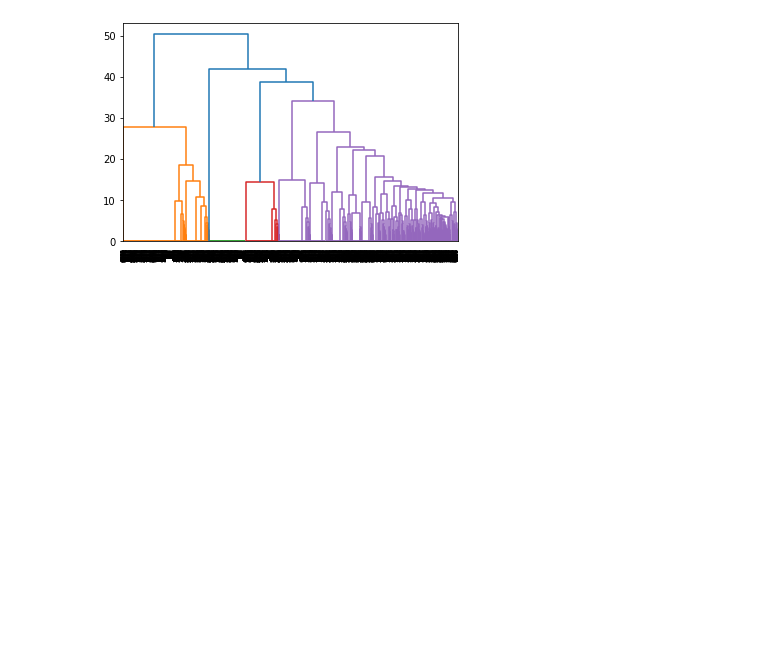
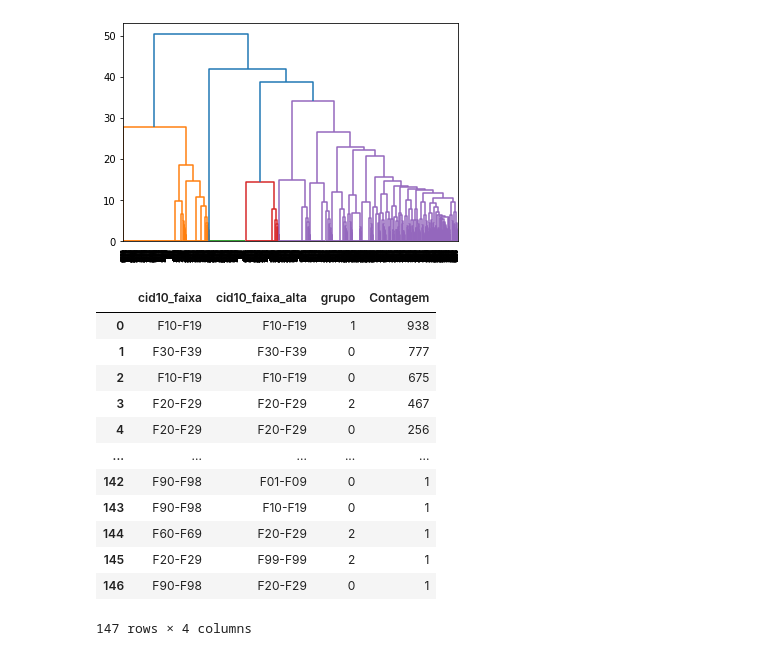
Before and after one commit to ImagineDogs/TranstornosMentais, a Jupyter notebook: notebooks/Agrupamento.ipynb, the cells around one changed output. Drawn from its saved outputs; the diff is of its cells as text; code cells hidden in the pictures; blank space fills up the shorter version.

```diff
--- a/notebooks/Agrupamento.ipynb
+++ b/notebooks/Agrupamento.ipynb
@@ -282,3 +278,28 @@ dendrogram(linkage_data)
 plt.show()
 # %% [output]
 [figure]
+# %%
+hierarchical_cluster = AgglomerativeClustering(n_clusters=3, affinity='euclidean', linkage='ward')
+labels = hierarchical_cluster.fit_predict(df_encoded.todense())
+
+df_plot = df[['cod_paciente','cid10_faixa', 'cid10_faixa_alta']]
+df_plot = df_plot.groupby('cod_paciente').agg('first')
+df_plot = df_plot.fillna('Sem')
+df_plot['grupo'] = labels
+# %%
+df_counts = df_plot[['cid10_faixa','cid10_faixa_alta','grupo']].value_counts().reset_index().rename({0:'Contagem'},axis=1)
+df_counts
+# %% [output]
+|  | cid10_faixa | cid10_faixa_alta | grupo | Contagem |
+| 0 | F10-F19 | F10-F19 | 1 | 938 |
+| 1 | F30-F39 | F30-F39 | 0 | 777 |
+| 2 | F10-F19 | F10-F19 | 0 | 675 |
+| 3 | F20-F29 | F20-F29 | 2 | 467 |
+| 4 | F20-F29 | F20-F29 | 0 | 256 |
+| ... | ... | ... | ... | ... |
+| 142 | F90-F98 | F01-F09 | 0 | 1 |
+| 143 | F90-F98 | F10-F19 | 0 | 1 |
+| 144 | F60-F69 | F20-F29 | 2 | 1 |
+| 145 | F20-F29 | F99-F99 | 2 | 1 |
+| 146 | F90-F98 | F20-F29 | 0 | 1 |
+147 rows × 4 columns
```
Also changed, not shown: parts of 9 cells of this notebook.
